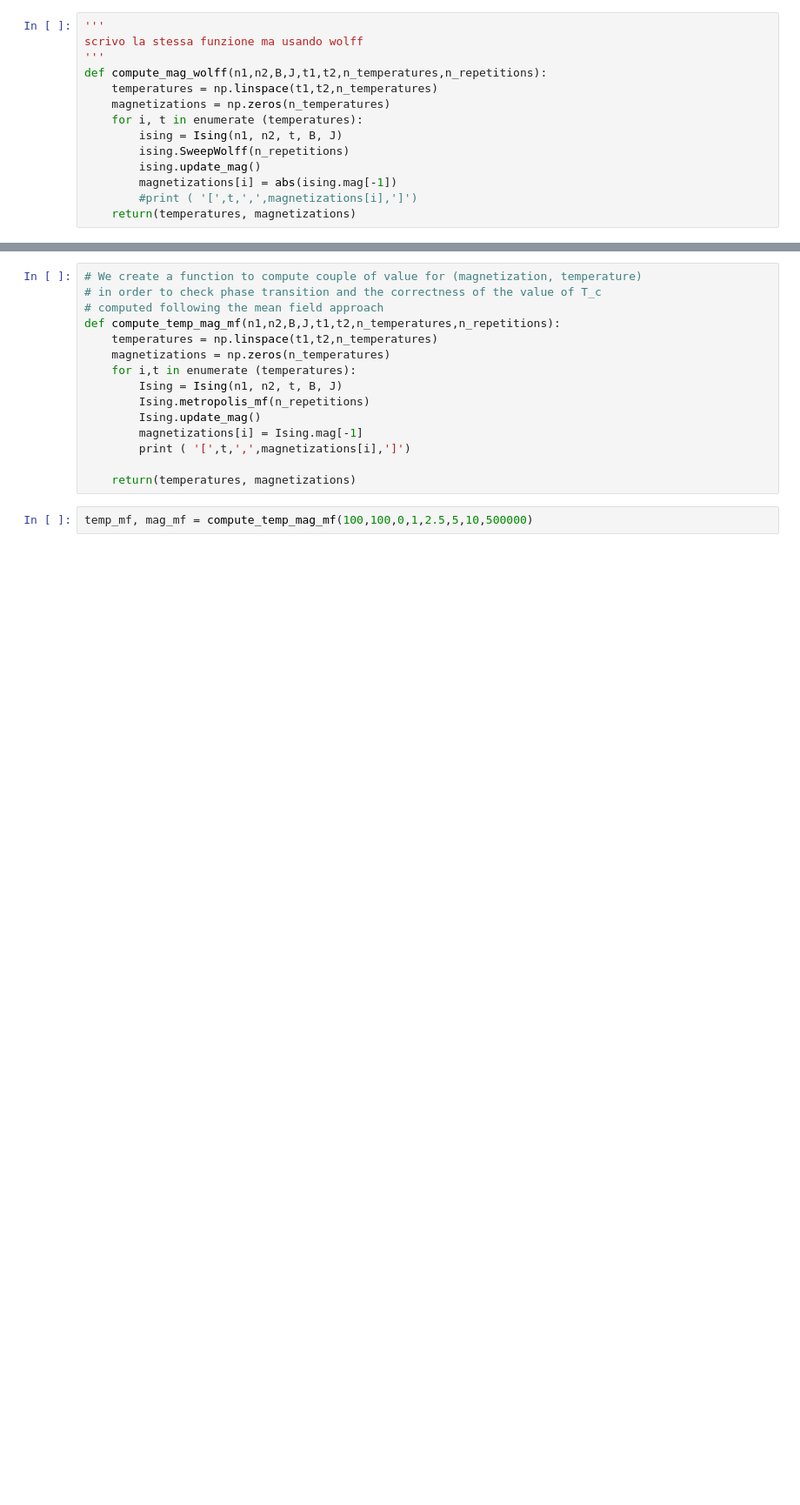
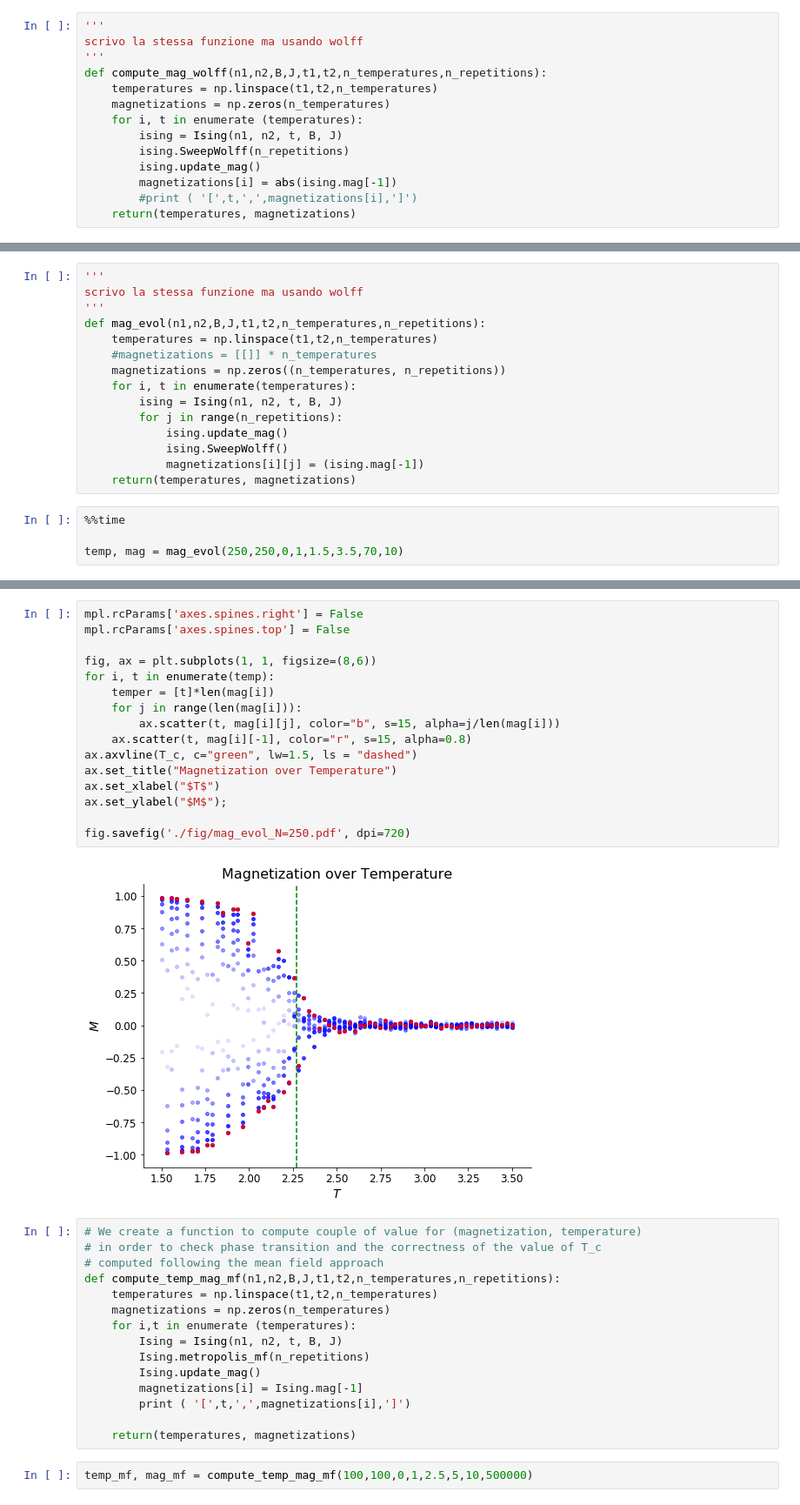
Before and after one commit to eleonoragatti44/IsingModel-CSProject, a Jupyter notebook: Ising2D.ipynb, the cells around one changed output, grey strips where cells are left out. Shown: that part at 87% size. Drawn from its saved outputs; the diff is of its cells as text; blank space fills up the shorter version.

Commit message:
added mag_evol functio

```diff
--- a/Ising2D.ipynb
+++ b/Ising2D.ipynb
@@ -198,0 +186,19 @@ plt.vlines(T_c,-1,+1)
+# %%
+'''
+scrivo la stessa funzione ma usando wolff
+'''
+def mag_evol(n1,n2,B,J,t1,t2,n_temperatures,n_repetitions):
+    temperatures = np.linspace(t1,t2,n_temperatures)
+    #magnetizations = [[]] * n_temperatures
+    magnetizations = np.zeros((n_temperatures, n_repetitions))
+    for i, t in enumerate(temperatures):
+        ising = Ising(n1, n2, t, B, J)
+        for j in range(n_repetitions):
+            ising.update_mag()
+            ising.SweepWolff()
+            magnetizations[i][j] = (ising.mag[-1])
+    return(temperatures, magnetizations)
+# %%
+%%time
+
+temp, mag = mag_evol(250,250,0,1,1.5,3.5,70,10)
@@ -199,3 +208,21 @@ plt.vlines(T_c,-1,+1)
+# %%
+mpl.rcParams['axes.spines.right'] = False
+mpl.rcParams['axes.spines.top'] = False
+
+fig, ax = plt.subplots(1, 1, figsize=(8,6))
+for i, t in enumerate(temp):
+    temper = [t]*len(mag[i])
+    for j in range(len(mag[i])):
+        ax.scatter(t, mag[i][j], color="b", s=15, alpha=j/len(mag[i]))
+    ax.scatter(t, mag[i][-1], color="r", s=15, alpha=0.8)
+ax.axvline(T_c, c="green", lw=1.5, ls = "dashed")
+ax.set_title("Magnetization over Temperature")
+ax.set_xlabel("$T$")
+ax.set_ylabel("$M$");
+
+fig.savefig('./fig/mag_evol_N=250.pdf', dpi=720)
+# %% [output]
+[figure, added]
 # %%
 # We create a function to compute couple of value for (magnetization, temperature)
 # in order to check phase transition and the correctness of the value of T_c
```
Also changed, not shown: parts of 8 cells of this notebook, 2 other files.
